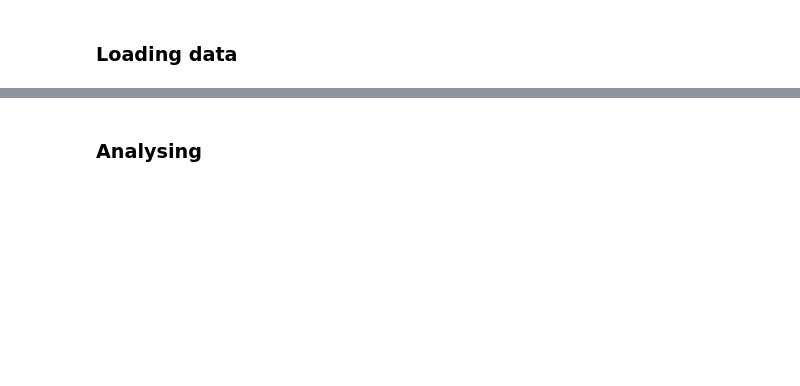
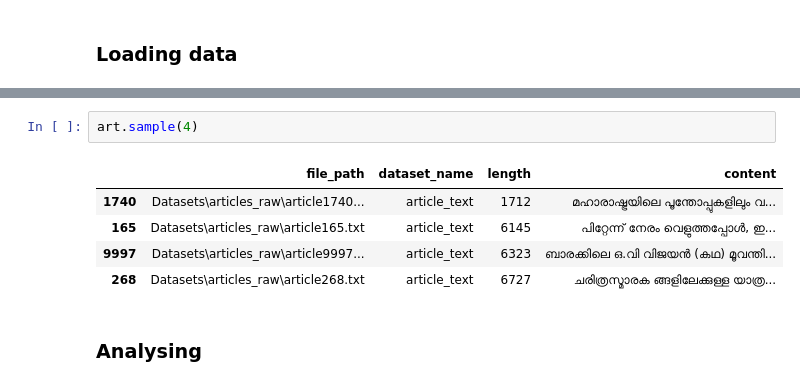
Before and after one commit to lkarjun/malayalam-language-model, a Jupyter notebook: Data-Preprocessing/data_statistics.ipynb, the cells around one changed output, grey strips where cells are left out. Drawn from its saved outputs; the diff is of its cells as text; blank space fills up the shorter version.

```diff
--- a/Data-Preprocessing/data_statistics.ipynb
+++ b/Data-Preprocessing/data_statistics.ipynb
@@ -62,3 +64,11 @@ wiki.sample(4)
+# %%
+art.sample(4)
+# %% [output]
+|  | file_path | dataset_name | length | content |
+| 1740 | Datasets\articles_raw\article1740... | article_text | 1712 | മഹാരാഷ്ട്രയിലെ പൂന്തോപ്പുകളിലും വ... |
+| 165 | Datasets\articles_raw\article165.txt | article_text | 6145 | പിറ്റേന്ന് നേരം വെളുത്തപ്പോള്‍, ഇ... |
+| 9997 | Datasets\articles_raw\article9997... | article_text | 6323 | ബാരക്കിലെ ഒ.വി വിജയൻ (കഥ) മൂവന്തി... |
+| 268 | Datasets\articles_raw\article268.txt | article_text | 6727 | ചരിത്രസ്മാരക ങ്ങളിലേക്കുള്ള യാത്ര... |
 # %% [markdown]
 ### Analysing
 # %%
```
Also changed, not shown: parts of 16 cells of this notebook.
